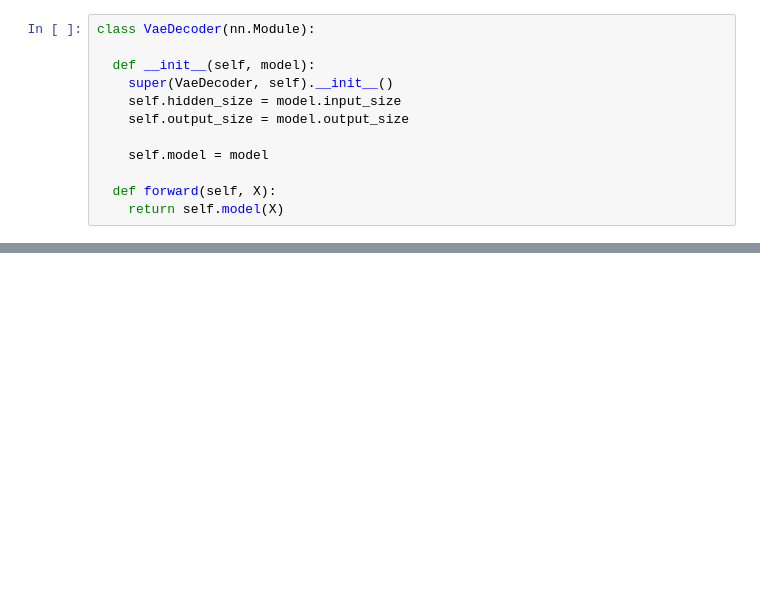
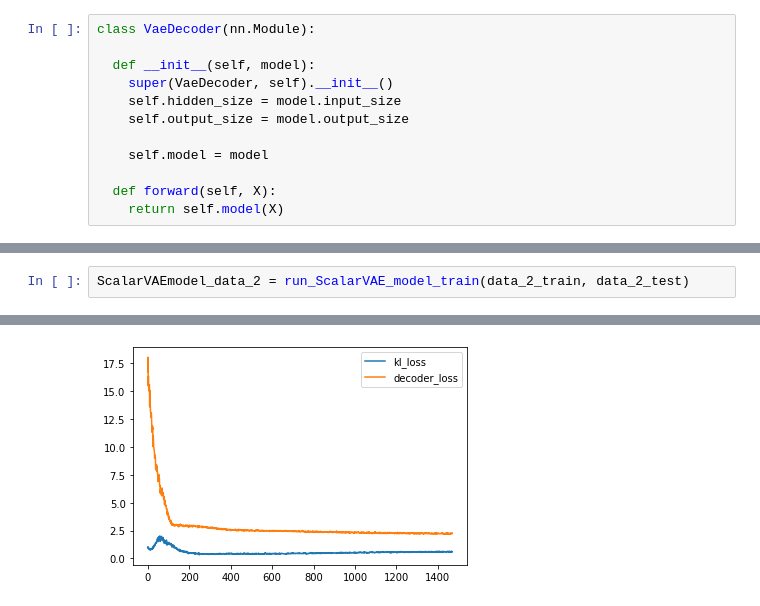
Before and after one commit to XRater/DUL_2019, a Jupyter notebook: DUL_HW4.ipynb, the cells around one changed output, grey strips where cells are left out. Drawn from its saved outputs; the diff is of its cells as text; blank space fills up the shorter version.

```diff
--- a/DUL_HW4.ipynb
+++ b/DUL_HW4.ipynb
@@ -171,0 +270,3 @@ showSampleData(VAEmodel_data_2, 1000)
+# %%
+ScalarVAEmodel_data_2 = run_ScalarVAE_model_train(data_2_train, data_2_test)
+# %% [output]
@@ -171,0 +283 @@ showSampleData(VAEmodel_data_2, 1000)
+[figure, added]
```
Also changed, not shown: parts of 26 cells of this notebook.
